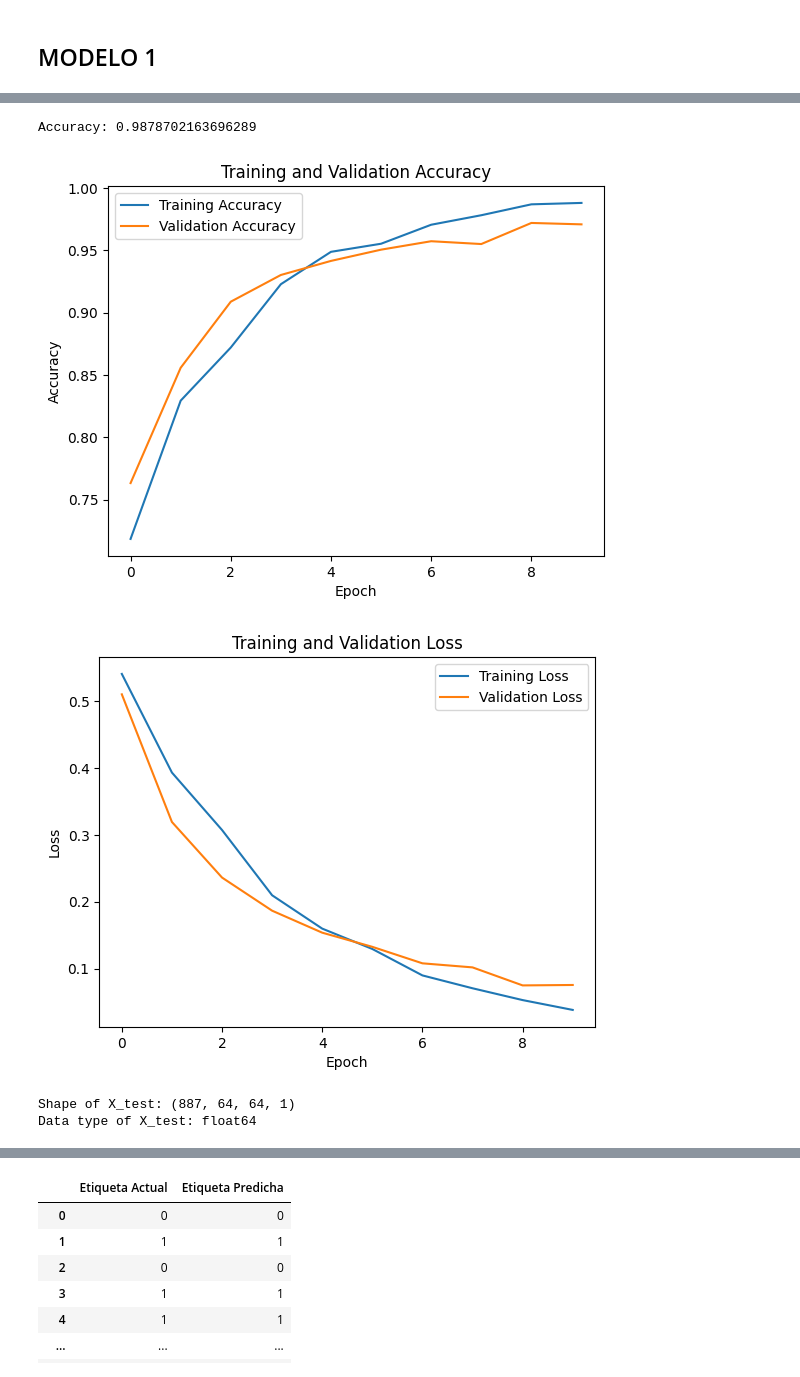
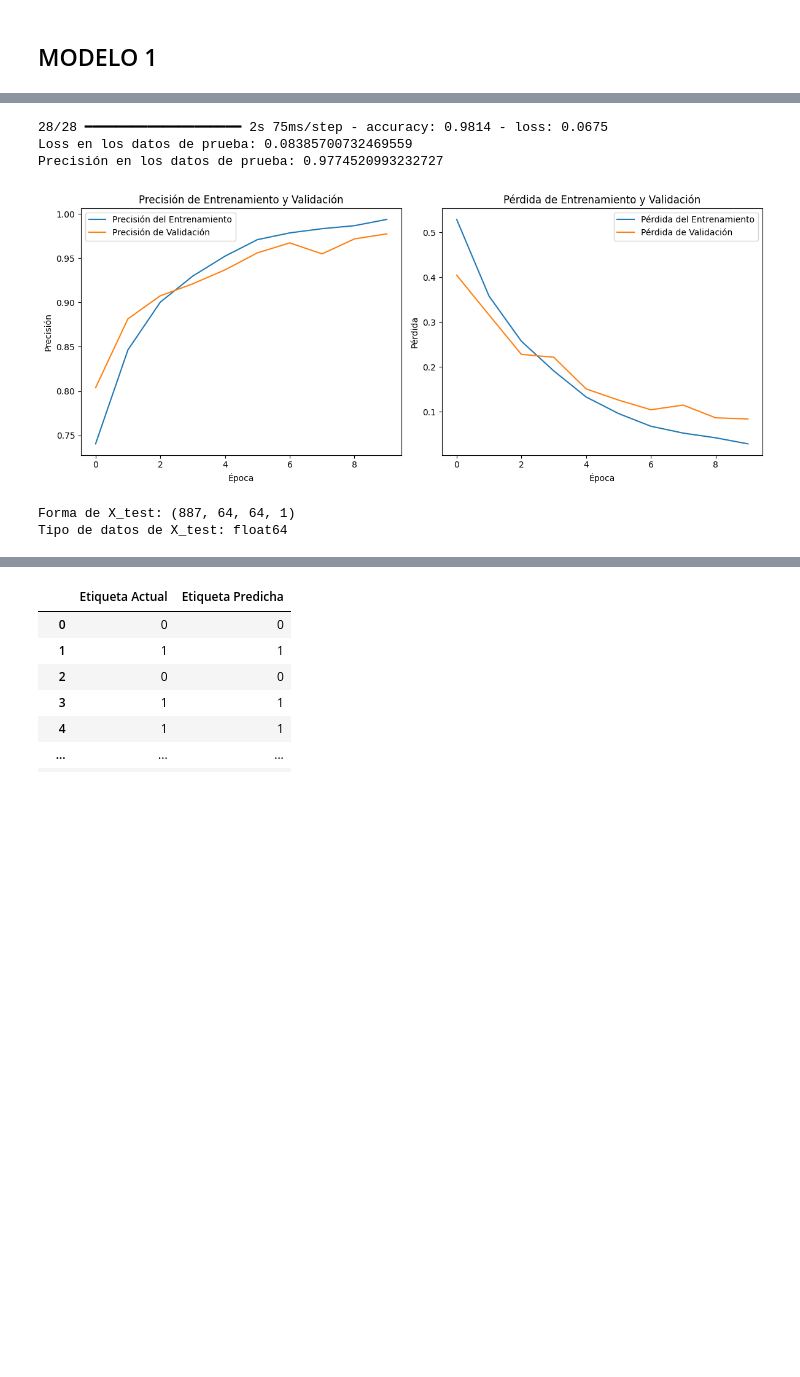
Before and after one commit to SofiaPenyaGonzalez/PFG-FINAL, a Jupyter notebook: MODELO CNN PREDICCION.ipynb, the cells around one changed output, grey strips where cells are left out. Saved outputs shown, nothing was run; the diff lists cells and outputs as text; code cells hidden in the pictures; blank space fills up the shorter version.

```diff
--- a/MODELO CNN PREDICCION.ipynb
+++ b/MODELO CNN PREDICCION.ipynb
@@ -102,34 +191,44 @@ hist_
-# %%
-print("Accuracy:", history.history['accuracy'][-1])
-# %% [output]
-Accuracy: 0.9878702163696289
+# %%
+# Evaluar el modelo en los datos de prueba
+loss, accuracy = model.evaluate(X_test, y_test)
+print("Loss en los datos de prueba:", loss)
+print("Precisión en los datos de prueba:", accuracy)
+# %% [output]
+28/28 ━━━━━━━━━━━━━━━━━━━━ 2s 75ms/step - accuracy: 0.9814 - loss: 0.0675
+Loss en los datos de prueba: 0.08385700732469559
+Precisión en los datos de prueba: 0.9774520993232727
 # %%
-# Plotting the training and validation accuracy
-plt.plot(history.history['accuracy'], label='Training Accuracy')
-plt.plot(history.history['val_accuracy'], label='Validation Accuracy')
-plt.xlabel('Epoch')
-plt.ylabel('Accuracy')
-plt.title('Training and Validation Accuracy')
+# Gráfico de precisión y pérdida durante el entrenamiento y la validación
+plt.figure(figsize=(12, 5))
+
+# Precisión
+plt.subplot(1, 2, 1)
+plt.plot(history.history['accuracy'], label='Precisión del Entrenamiento')
+plt.plot(history.history['val_accuracy'], label='Precisión de Validación')
+plt.xlabel('Época')
+plt.ylabel('Precisión')
+plt.title('Precisión de Entrenamiento y Validación')
 plt.legend()
+
+# Pérdida
+plt.subplot(1, 2, 2)
+plt.plot(history.history['loss'], label='Pérdida del Entrenamiento')
+plt.plot(history.history['val_loss'], label='Pérdida de Validación')
+plt.xlabel('Época')
+plt.ylabel('Pérdida')
+plt.title('Pérdida de Entrenamiento y Validación')
+plt.legend()
+
+plt.tight_layout()
 plt.show()
-
-# Plotting the training and validation loss
-plt.plot(history.history['loss'], label='Training Loss')
-plt.plot(history.history['val_loss'], label='Validation Loss')
-plt.xlabel('Epoch')
-plt.ylabel('Loss')
-plt.title('Training and Validation Loss')
-plt.legend()
-plt.show()
 # %% [output]
-[figure, old version]
+[figure, new version]
-[figure, removed]
 # %%
-print("Shape of X_test:", X_test.shape)
-print("Data type of X_test:", X_test.dtype)
+print("Forma de X_test:", X_test.shape)
+print("Tipo de datos de X_test:", X_test.dtype)
 # %% [output]
-Shape of X_test: (887, 64, 64, 1)
-Data type of X_test: float64
+Forma de X_test: (887, 64, 64, 1)
+Tipo de datos de X_test: float64
 # %%
 y_pred_prob = model.predict(X_test, verbose=1)
 # %% [output]
```
Also changed, not shown: parts of 35 cells of this notebook.
